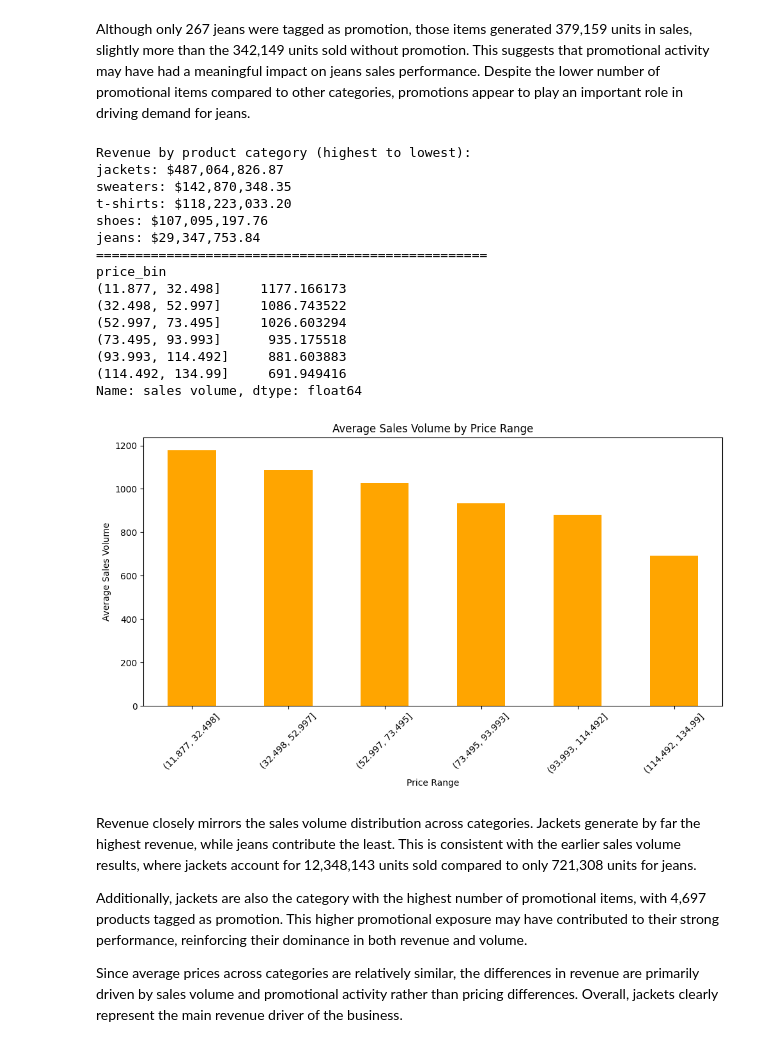
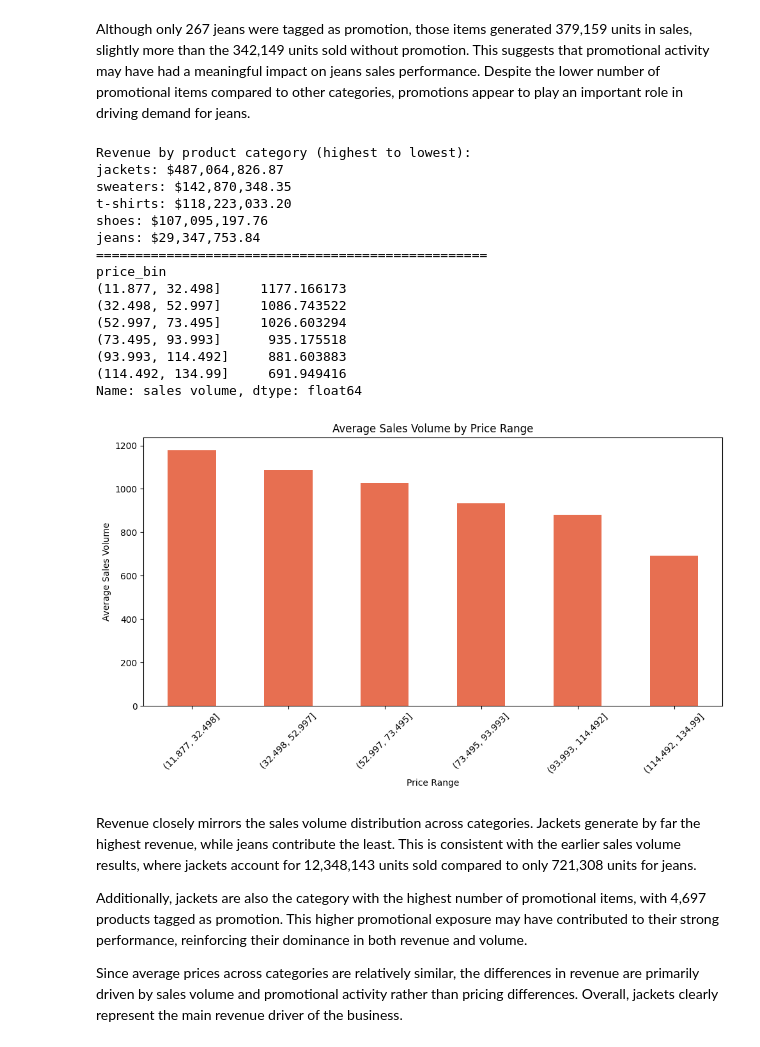
Before and after one commit to SantiLopBla/Zara-Sales-EDA, a Jupyter notebook: analysis.ipynb, the cells around one changed output. Cells and saved outputs as stored; diff of their text form; code cells hidden in the pictures.

```diff
--- a/analysis.ipynb
+++ b/analysis.ipynb
@@ -228,35 +238,36 @@ print("=" * 50)
 zara_df['price_bin'] = pd.cut(zara_df['price'], bins=6)
 
 # Calculate average sales volume by price range
 volume_by_bin = (zara_df.groupby('price_bin', observed=False)['sales volume'].mean().sort_values(ascending=False))
 print(volume_by_bin)
 
 # Plot average sales volume by price range
 plt.figure(figsize=(10, 6))
-volume_by_bin.plot(kind='bar', color='orange')
+volume_by_bin.plot(kind='bar', color='#E76F51')
 plt.title('Average Sales Volume by Price Range')
 plt.xlabel('Price Range')
 plt.ylabel('Average Sales Volume')
 plt.xticks(rotation=45)
 plt.tight_layout()
+plt.savefig('reports/figures/avg_sales_by_price_range.png', dpi=150, bbox_inches='tight')
 plt.show()
 # %% [output]
 Revenue by product category (highest to lowest):
 jackets: $487,064,826.87
 sweaters: $142,870,348.35
 t-shirts: $118,223,033.20
 shoes: $107,095,197.76
 jeans: $29,347,753.84
 ==================================================
 price_bin
 (11.877, 32.498]     1177.166173
 (32.498, 52.997]     1086.743522
 (52.997, 73.495]     1026.603294
 (73.495, 93.993]      935.175518
 (93.993, 114.492]     881.603883
 (114.492, 134.99]     691.949416
 Name: sales volume, dtype: float64
-[figure, old version]
+[figure, new version]
 # %% [markdown]
 Revenue closely mirrors the sales volume distribution across categories. Jackets generate by far the highest revenue, while jeans contribute the least. This is consistent with the earlier sales volume results, where jackets account for 12,348,143 units sold compared to only 721,308 units for jeans.
 
```
Also changed, not shown: parts of 7 cells of this notebook, 7 other files.
